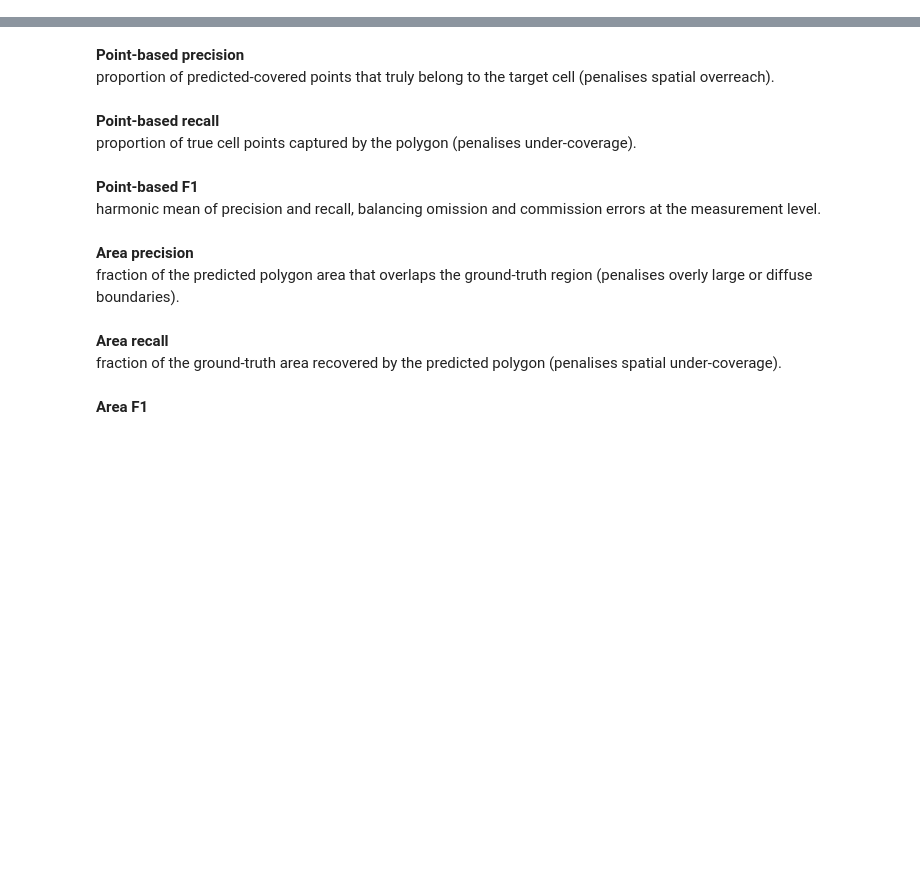
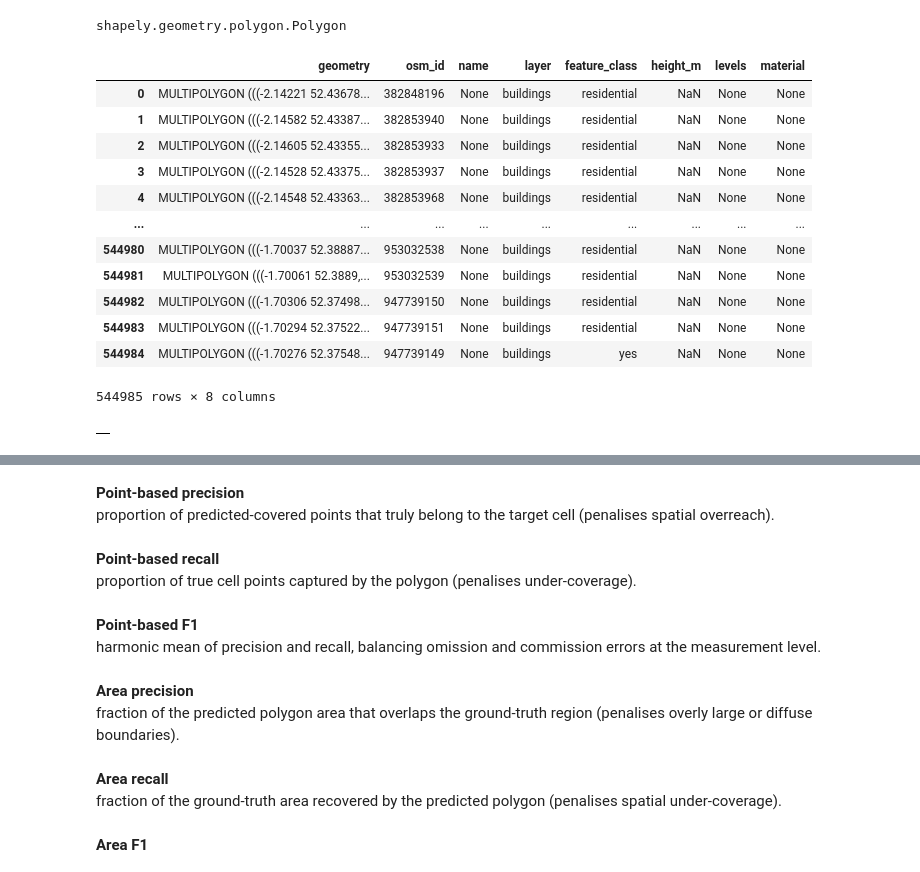
Before and after one commit to Tom3man/crowd-source-mobile-coverage, a Jupyter notebook: notebooks/evaluating_old.ipynb, the cells around one changed output, grey strips where cells are left out. Cells and saved outputs as stored; diff of their text form; code cells hidden in the pictures; blank space fills up the shorter version.

```diff
--- a/notebooks/evaluating.ipynb
+++ b/notebooks/evaluating_old.ipynb
@@ -55,0 +105,4 @@ results_df = gpd.GeoDataFrame(
+# %%
+type(polys[0])
+# %% [output]
+shapely.geometry.polygon.Polygon
@@ -55,0 +117,28 @@ results_df = gpd.GeoDataFrame(
+# %%
+from osmforge import OSMClient
+from shapely.geometry import box
+
+client = OSMClient()
+
+
+gdf = client.propagation_bbox(
+    min_lon=-2.2, min_lat=52.3,
+    max_lon=-1.7, max_lat=52.6,
+    layers=["buildings"],
+)
+# %%
+gdf
+# %% [output]
+|  | geometry | osm_id | name | layer | feature_class | height_m | levels | material |
+| 0 | MULTIPOLYGON (((-2.14221 52.43678... | 382848196 | None | buildings | residential | NaN | None | None |
+| 1 | MULTIPOLYGON (((-2.14582 52.43387... | 382853940 | None | buildings | residential | NaN | None | None |
+| 2 | MULTIPOLYGON (((-2.14605 52.43355... | 382853933 | None | buildings | residential | NaN | None | None |
+| 3 | MULTIPOLYGON (((-2.14528 52.43375... | 382853937 | None | buildings | residential | NaN | None | None |
+| 4 | MULTIPOLYGON (((-2.14548 52.43363... | 382853968 | None | buildings | residential | NaN | None | None |
+| ... | ... | ... | ... | ... | ... | ... | ... | ... |
+| 544980 | MULTIPOLYGON (((-1.70037 52.38887... | 953032538 | None | buildings | residential | NaN | None | None |
+| 544981 | MULTIPOLYGON (((-1.70061 52.3889,... | 953032539 | None | buildings | residential | NaN | None | None |
+| 544982 | MULTIPOLYGON (((-1.70306 52.37498... | 947739150 | None | buildings | residential | NaN | None | None |
+| 544983 | MULTIPOLYGON (((-1.70294 52.37522... | 947739151 | None | buildings | residential | NaN | None | None |
+| 544984 | MULTIPOLYGON (((-1.70276 52.37548... | 947739149 | None | buildings | yes | NaN | None | None |
+544985 rows × 8 columns
@@ -56,3 +147,7 @@ results_df = gpd.GeoDataFrame(
+# %%
+gdf
+# %% [output]
+|  |
 # %%
 results_df.head()
 # %% [output]
```
Also changed, not shown: parts of 15 cells of this notebook, 7 other files.
